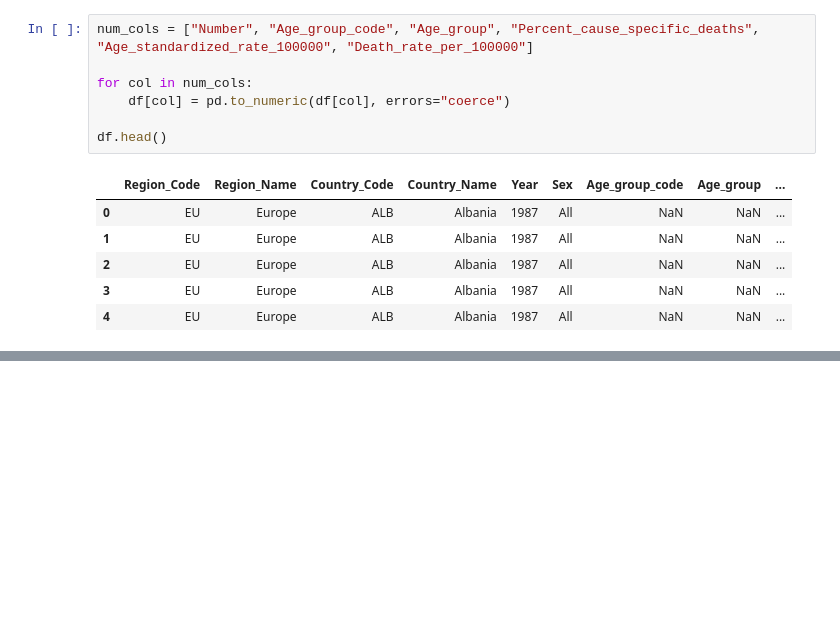
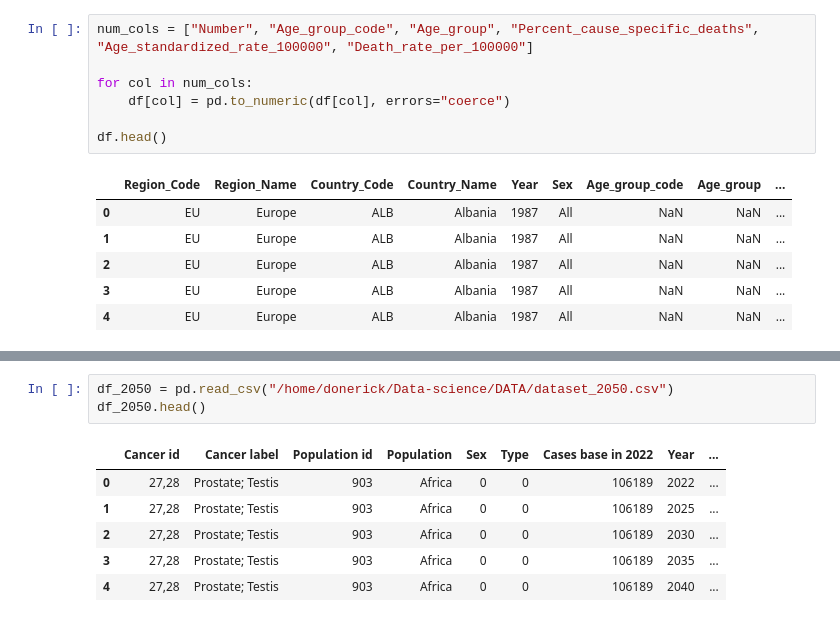
Before and after one commit to dtech-africa-tech/Data-Science, a Jupyter notebook: Crime/prostate.ipynb, the cells around one changed output, grey strips where cells are left out. Drawn from its saved outputs; the diff is of its cells as text; blank space fills up the shorter version.

```diff
--- a/Crime/prostate.ipynb
+++ b/Crime/prostate.ipynb
@@ -105,0 +120,10 @@ array(['Albania', 'Albania', 'Albania', ..., 'Brazil', 'Brazil', 'Brazil'],
+# %%
+df_2050 = pd.read_csv("/home/donerick/Data-science/DATA/dataset_2050.csv")
+df_2050.head()
+# %% [output]
+|  | Cancer id | Cancer label | Population id | Population | Sex | Type | Cases base in 2022 | Year | ... |
+| 0 | 27,28 | Prostate; Testis | 903 | Africa | 0 | 0 | 106189 | 2022 | ... |
+| 1 | 27,28 | Prostate; Testis | 903 | Africa | 0 | 0 | 106189 | 2025 | ... |
+| 2 | 27,28 | Prostate; Testis | 903 | Africa | 0 | 0 | 106189 | 2030 | ... |
+| 3 | 27,28 | Prostate; Testis | 903 | Africa | 0 | 0 | 106189 | 2035 | ... |
+| 4 | 27,28 | Prostate; Testis | 903 | Africa | 0 | 0 | 106189 | 2040 | ... |
```
Also changed, not shown: parts of 3 cells of this notebook, 7 other files.
